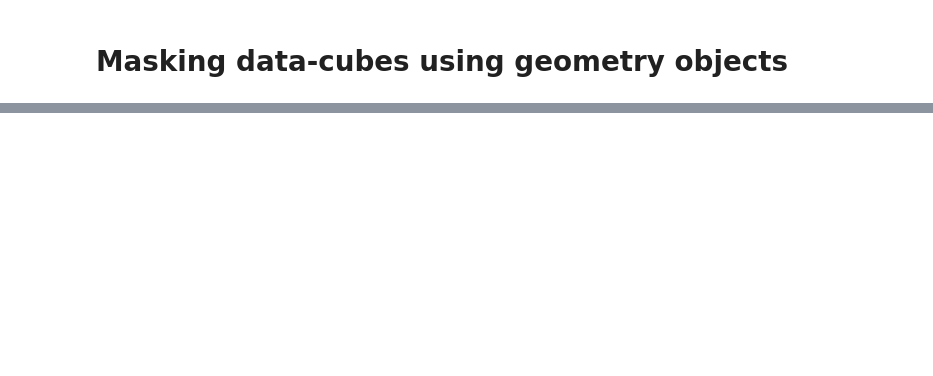
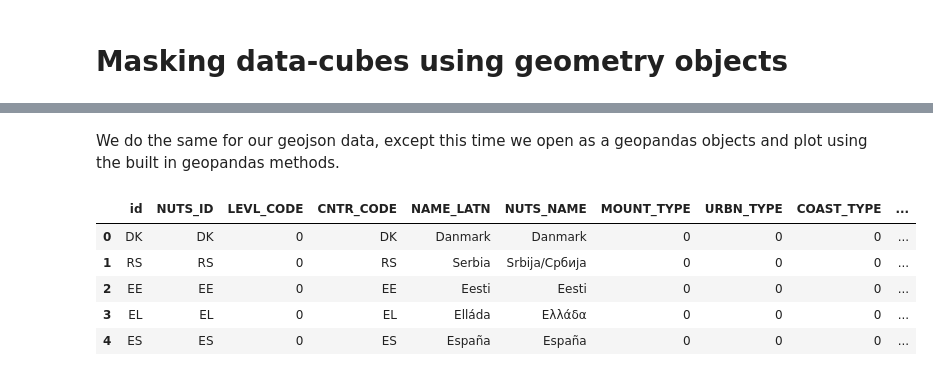
Before and after one commit to ecmwf/earthkit-transforms, a Jupyter notebook: docs/notebooks/spatial/01-era5-masking.ipynb, the cells around one changed output, grey strips where cells are left out. Saved outputs shown, nothing was run; the diff lists cells and outputs as text; code cells hidden in the pictures; blank space fills up the shorter version.

```diff
--- a/docs/notebooks/spatial/01-era5-masking.ipynb
+++ b/docs/notebooks/spatial/01-era5-masking.ipynb
@@ -33,6 +48,16 @@ era5_xr
+# %% [markdown]
+We do the same for our geojson data, except this time we open as a geopandas objects and plot using the
+built in geopandas methods.
 # %%
 # Use some demonstration polygons stored, this could be any url or path to geojson file
 remote_nuts_url = earthkit_remote_test_data_file("NUTS_RG_60M_2021_4326_LEVL_0.geojson")
-nuts_data = ekd.from_source("url", remote_nuts_url)
+nuts_data = ekd.from_source("url", remote_nuts_url).to_geopandas()
 
-nuts_data.to_pandas()[:5]
+nuts_data[:5]
+# %% [output]
+|  | id | NUTS_ID | LEVL_CODE | CNTR_CODE | NAME_LATN | NUTS_NAME | MOUNT_TYPE | URBN_TYPE | COAST_TYPE | ... |
+| 0 | DK | DK | 0 | DK | Danmark | Danmark | 0 | 0 | 0 | ... |
+| 1 | RS | RS | 0 | RS | Serbia | Srbija/Сpбија | 0 | 0 | 0 | ... |
+| 2 | EE | EE | 0 | EE | Eesti | Eesti | 0 | 0 | 0 | ... |
+| 3 | EL | EL | 0 | EL | Elláda | Ελλάδα | 0 | 0 | 0 | ... |
+| 4 | ES | ES | 0 | ES | España | España | 0 | 0 | 0 | ... |
```
Also changed, not shown: parts of 24 cells of this notebook, 6 other files.
